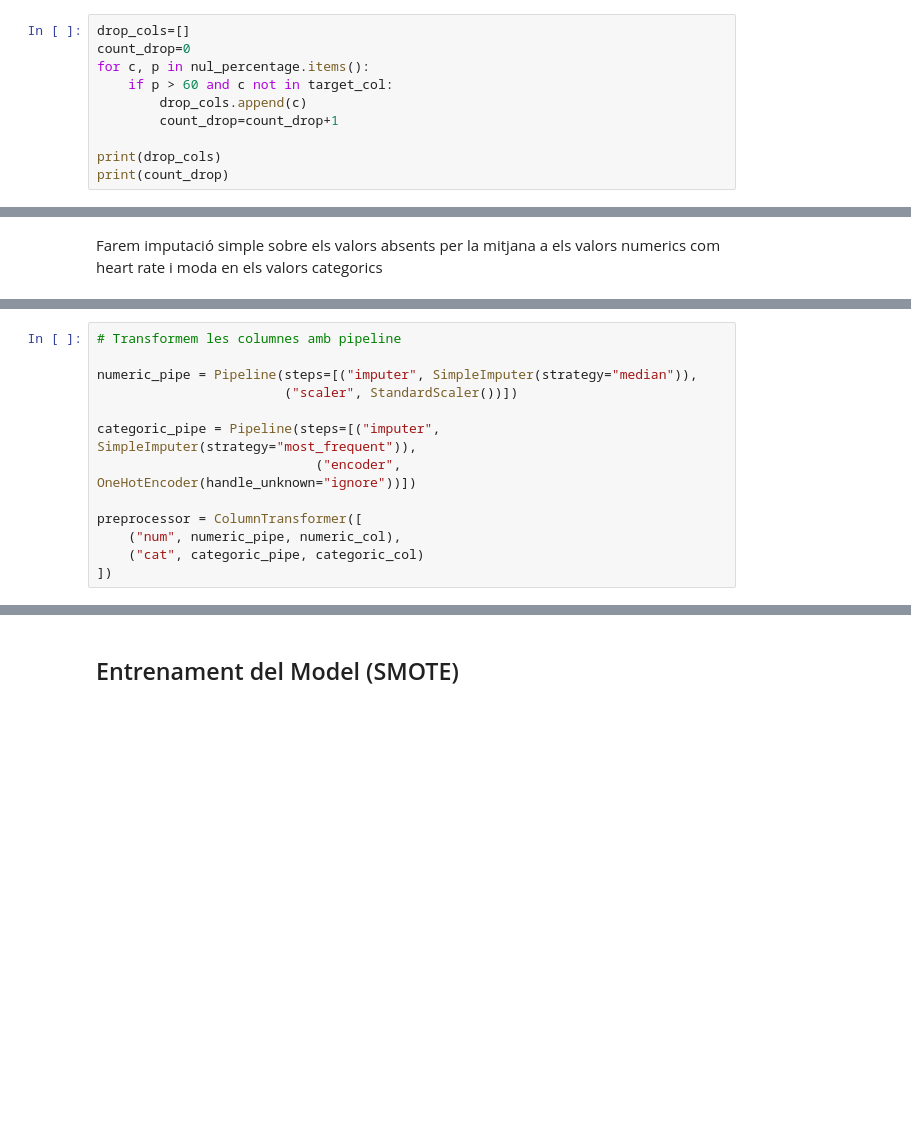
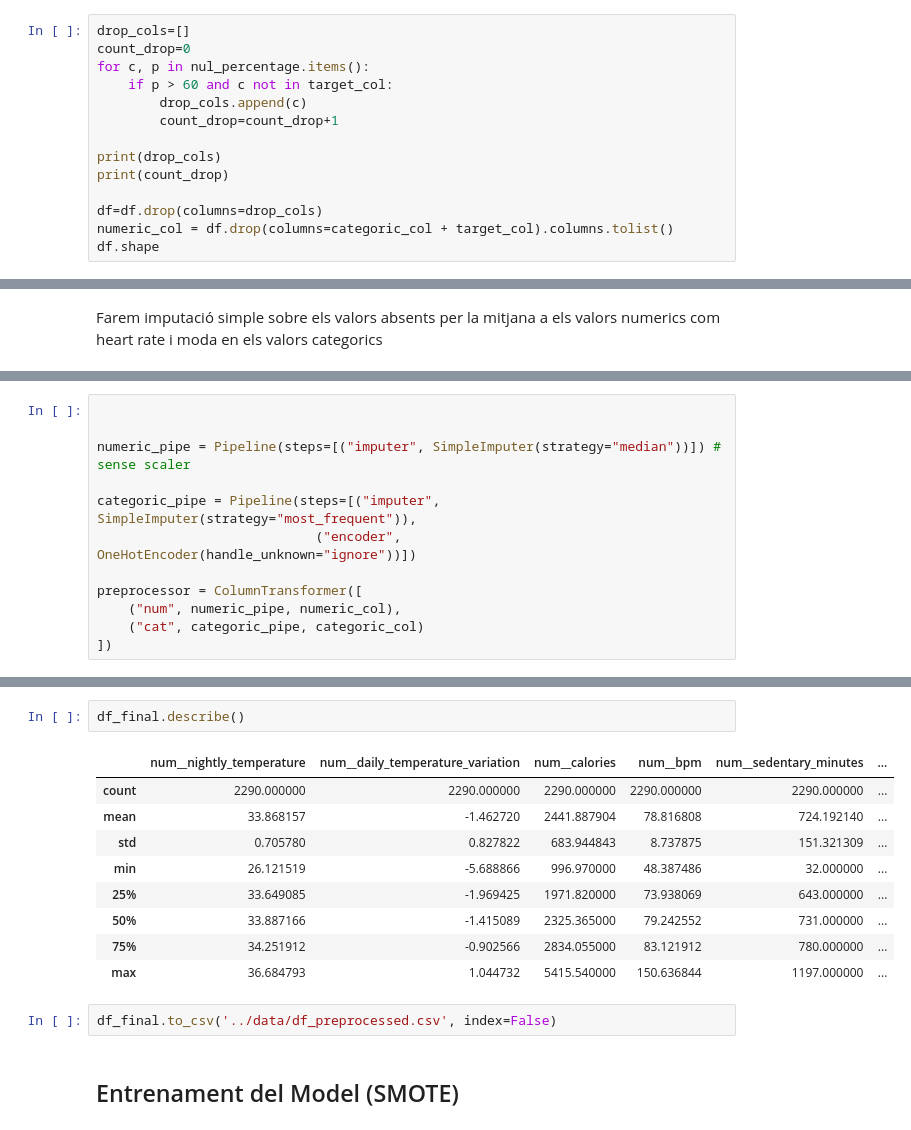
Before and after one commit to RogerDuran808/AI-Health-Assistant, a Jupyter notebook: notebooks/02_LifeSnaps_Preprocessing&Training_v2.0.ipynb, the cells around one changed output, grey strips where cells are left out. Drawn from its saved outputs; the diff is of its cells as text; blank space fills up the shorter version.

```diff
--- a/notebooks/02_LifeSnaps_Preprocessing&Training_v2.0.ipynb
+++ b/notebooks/02_LifeSnaps_Preprocessing&Training_v2.0.ipynb
@@ -148,6 +149,10 @@ for c, p in nul_percentage.items():
 
 print(drop_cols)
 print(count_drop)
+
+df=df.drop(columns=drop_cols)
+numeric_col = df.drop(columns=categoric_col + target_col).columns.tolist()
+df.shape
 # %% [output]
 ['rmssd', 'spo2', 'full_sleep_breathing_rate', 'stress_score', 'sleep_deep_ratio', 'sleep_wake_ratio', 'sleep_light_ratio', 'sleep_rem_ratio']
 8
@@ -163,8 +171,7 @@ X_full.shape
 # %%
-# Transformem les columnes amb pipeline
 
-numeric_pipe = Pipeline(steps=[("imputer", SimpleImputer(strategy="median")),
-                        ("scaler", StandardScaler())])
+
+numeric_pipe = Pipeline(steps=[("imputer", SimpleImputer(strategy="median"))]) # sense scaler
 
 categoric_pipe = Pipeline(steps=[("imputer", SimpleImputer(strategy="most_frequent")),
                             ("encoder", OneHotEncoder(handle_unknown="ignore"))])
@@ -186,3 +214,17 @@ df_final.to_csv('../data/df_preprocessed.csv', index=False)
+# %%
+df_final.describe()
+# %% [output]
+|  | num__nightly_temperature | num__daily_temperature_variation | num__calories | num__bpm | num__sedentary_minutes | ... |
+| count | 2290.000000 | 2290.000000 | 2290.000000 | 2290.000000 | 2290.000000 | ... |
+| mean | 33.868157 | -1.462720 | 2441.887904 | 78.816808 | 724.192140 | ... |
+| std | 0.705780 | 0.827822 | 683.944843 | 8.737875 | 151.321309 | ... |
+| min | 26.121519 | -5.688866 | 996.970000 | 48.387486 | 32.000000 | ... |
+| 25% | 33.649085 | -1.969425 | 1971.820000 | 73.938069 | 643.000000 | ... |
+| 50% | 33.887166 | -1.415089 | 2325.365000 | 79.242552 | 731.000000 | ... |
+| 75% | 34.251912 | -0.902566 | 2834.055000 | 83.121912 | 780.000000 | ... |
+| max | 36.684793 | 1.044732 | 5415.540000 | 150.636844 | 1197.000000 | ... |
+# %%
+df_final.to_csv('../data/df_preprocessed.csv', index=False)
 # %% [markdown]
 ## Entrenament del Model (SMOTE)
 # %%
```
Also changed, not shown: parts of 15 cells of this notebook, 5 other files.
